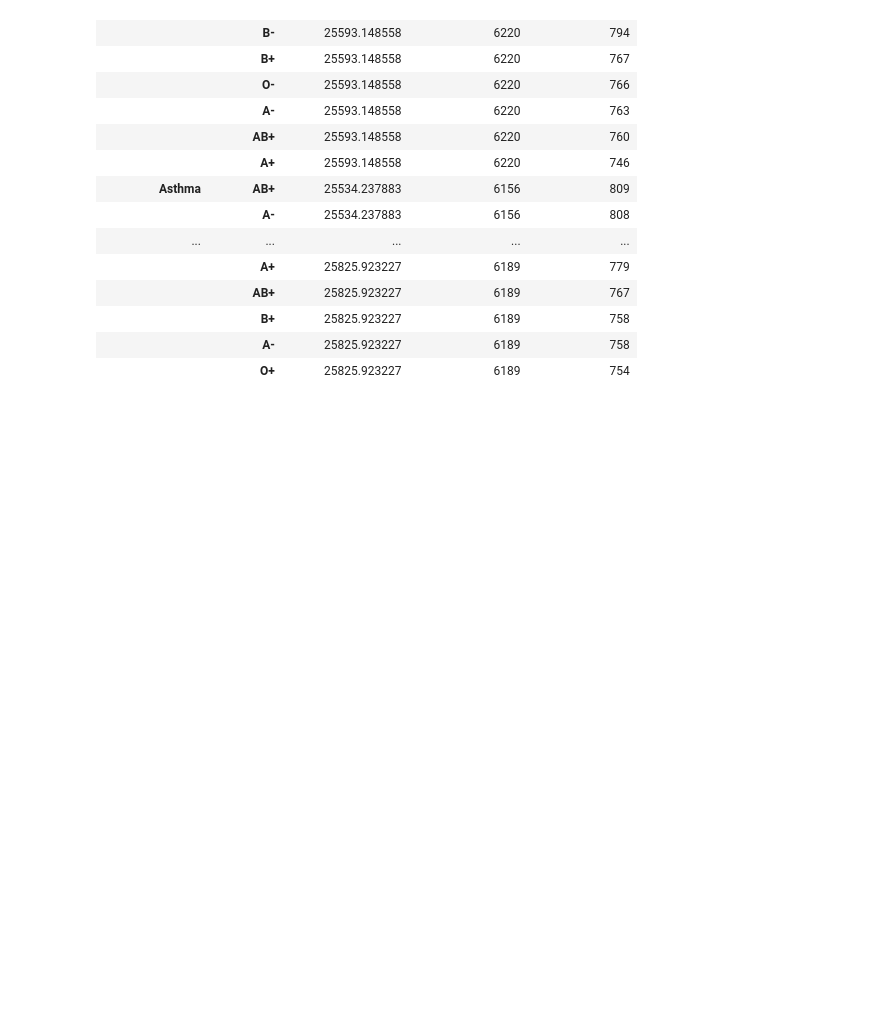
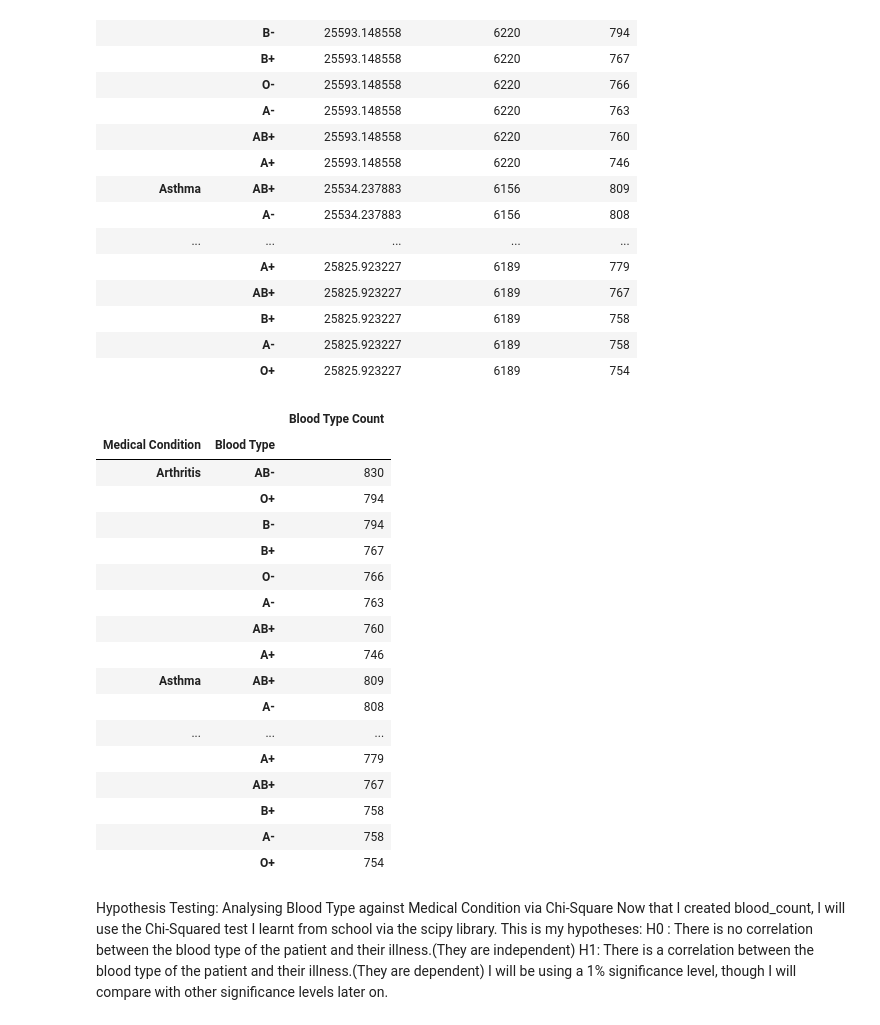
Before and after one commit to agbahovbejasmine-del/hospital_data_project, a Jupyter notebook: hospital_analysis.ipynb, the cells around one changed output. Drawn from its saved outputs; the diff is of its cells as text; code cells hidden in the pictures; blank space fills up the shorter version.

Commit message:
I cleaned out the blood_count table even more, and formed a hypothesis test on it to test correlation. Also got to practice some basic formatting.

```diff
--- a/hospital_analysis.ipynb
+++ b/hospital_analysis.ipynb
@@ -75,3 +75,33 @@ blood_count
 |  | B+ | 25825.923227 | 6189 | 758 |
 |  | A- | 25825.923227 | 6189 | 758 |
 |  | O+ | 25825.923227 | 6189 | 754 |
+# %%
+#I wanted to remove the Number of Patients and the Mean Billing Amount column from the blood_count dataFrame.
+blood_count=blood_count.drop(columns=['Mean Billing Amount']).drop(columns=['Number of Patients'])
+blood_count
+# %% [output]
+|  |  | Blood Type Count |
+| Medical Condition | Blood Type |  |
+| Arthritis | AB- | 830 |
+|  | O+ | 794 |
+|  | B- | 794 |
+|  | B+ | 767 |
+|  | O- | 766 |
+|  | A- | 763 |
+|  | AB+ | 760 |
+|  | A+ | 746 |
+| Asthma | AB+ | 809 |
+|  | A- | 808 |
+| ... | ... | ... |
+|  | A+ | 779 |
+|  | AB+ | 767 |
+|  | B+ | 758 |
+|  | A- | 758 |
+|  | O+ | 754 |
+# %% [markdown]
+Hypothesis Testing: Analysing Blood Type against Medical Condition via Chi-Square
+Now that I created blood_count, I will use the Chi-Squared test I learnt from school via the scipy library.
+This is my hypotheses:
+H0 : There is no correlation between the blood type of the patient and their illness.(They are independent)
+H1: There is a correlation between the blood type of the patient and their illness.(They are dependent)
+I will be using a 1% significance level, though I will compare with other significance levels later on.
```
Also changed, not shown: parts of 3 cells of this notebook.
